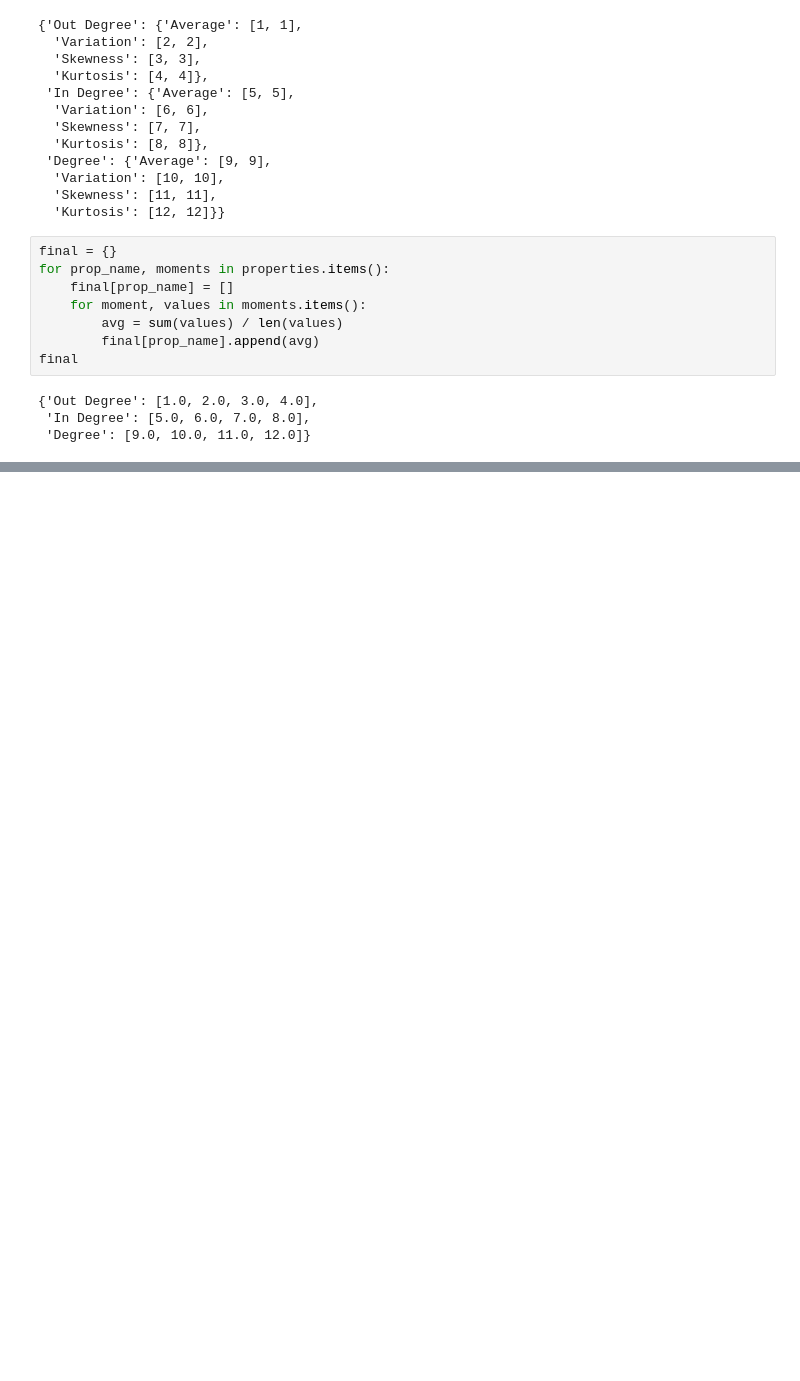
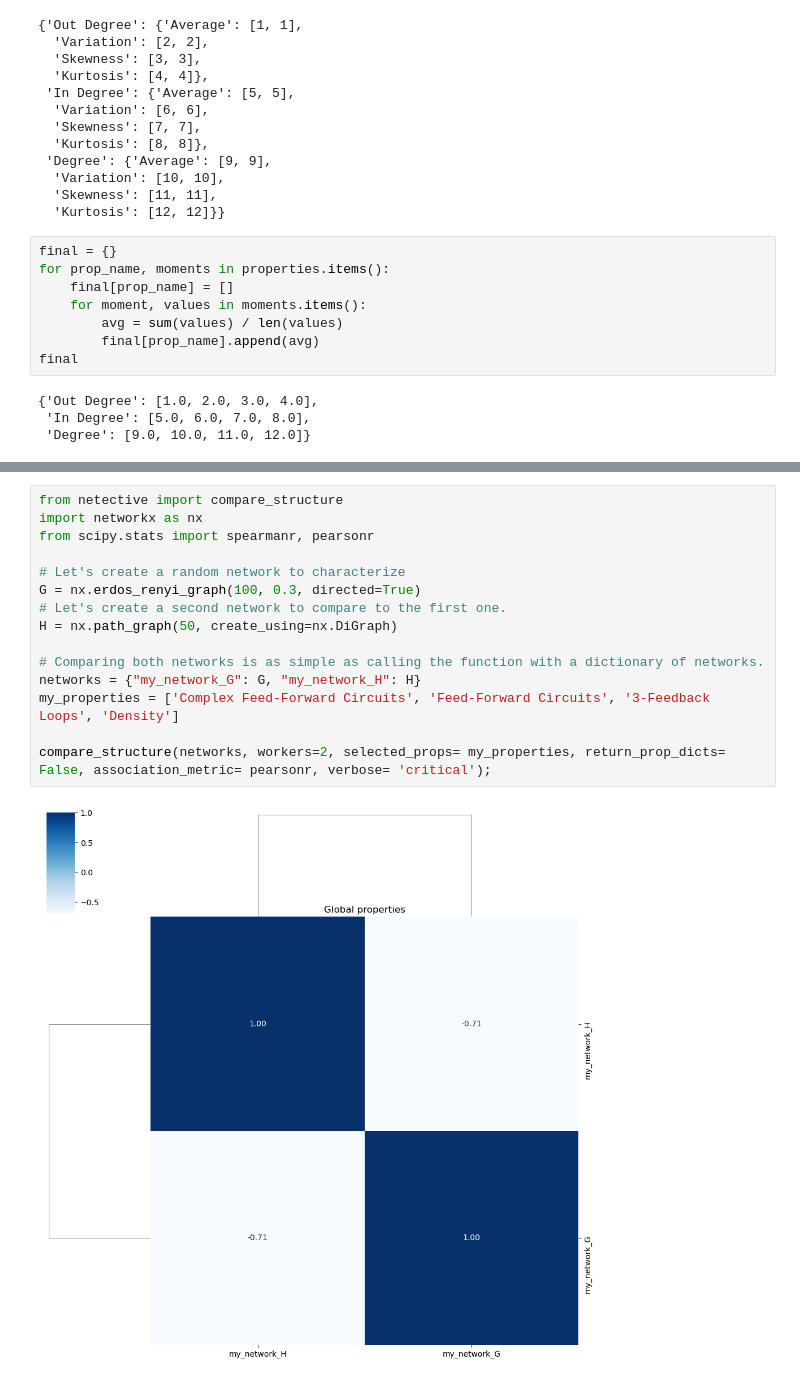
Before and after one commit to freyrelab/netective, a Jupyter notebook: legacy/prop_notebooks/Mouse_Analysis.ipynb, the cells around one changed output, grey strips where cells are left out. Cells and saved outputs as stored; diff of their text form; blank space fills up the shorter version.

```diff
--- a/legacy/prop_notebooks/Mouse_Analysis.ipynb
+++ b/legacy/prop_notebooks/Mouse_Analysis.ipynb
@@ -300,0 +323,17 @@ final
+# %%
+from netective import compare_structure
+import networkx as nx
+from scipy.stats import spearmanr, pearsonr
+
+# Let's create a random network to characterize
+G = nx.erdos_renyi_graph(100, 0.3, directed=True)
+# Let's create a second network to compare to the first one.
+H = nx.path_graph(50, create_using=nx.DiGraph)
+
+# Comparing both networks is as simple as calling the function with a dictionary of networks.
+networks = {"my_network_G": G, "my_network_H": H}
+my_properties = ['Complex Feed-Forward Circuits', 'Feed-Forward Circuits', '3-Feedback Loops', 'Density']
+
+compare_structure(networks, workers=2, selected_props= my_properties, return_prop_dicts= False, association_metric= pearsonr, verbose= 'critical');
+# %% [output]
+[figure, added]
```
Also changed, not shown: parts of 1 cell of this notebook, 4 other files.
